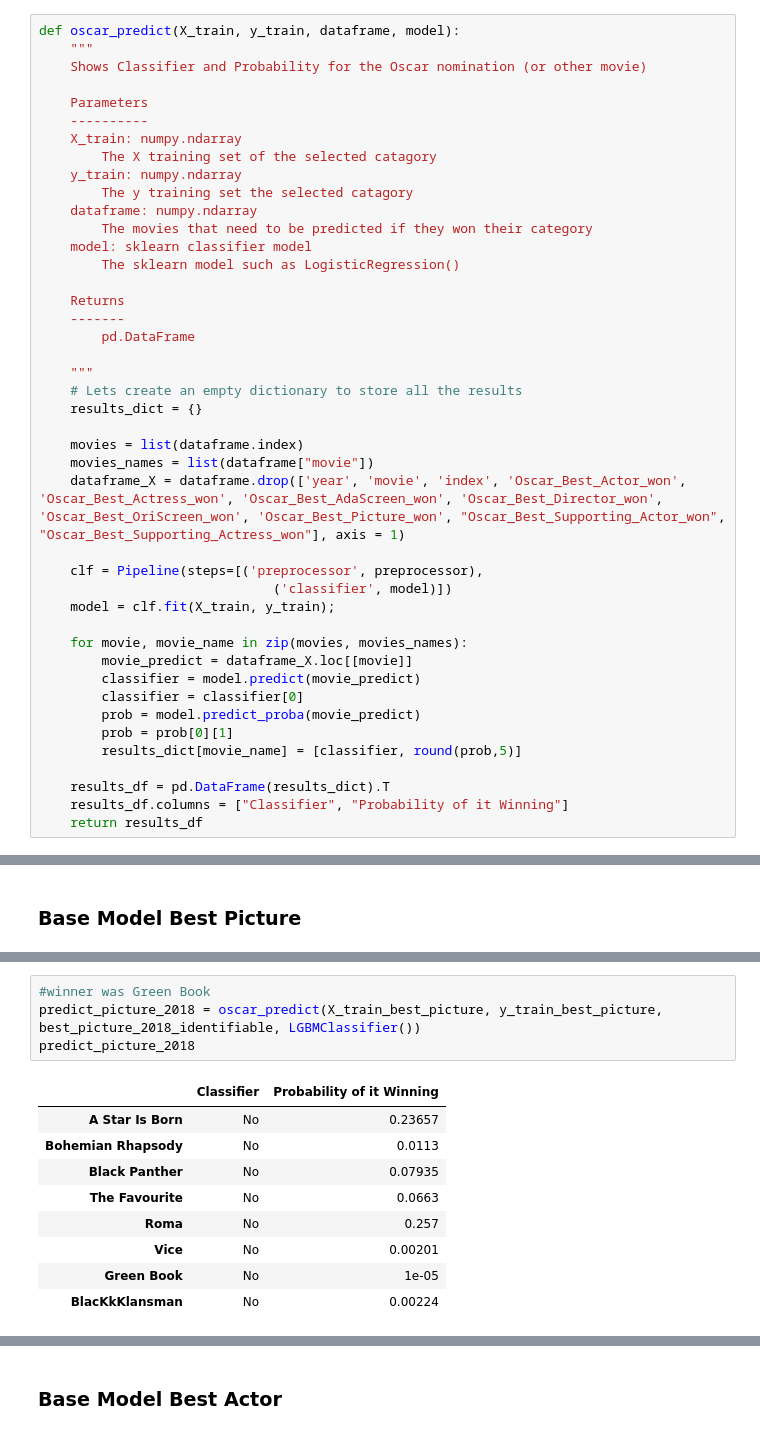
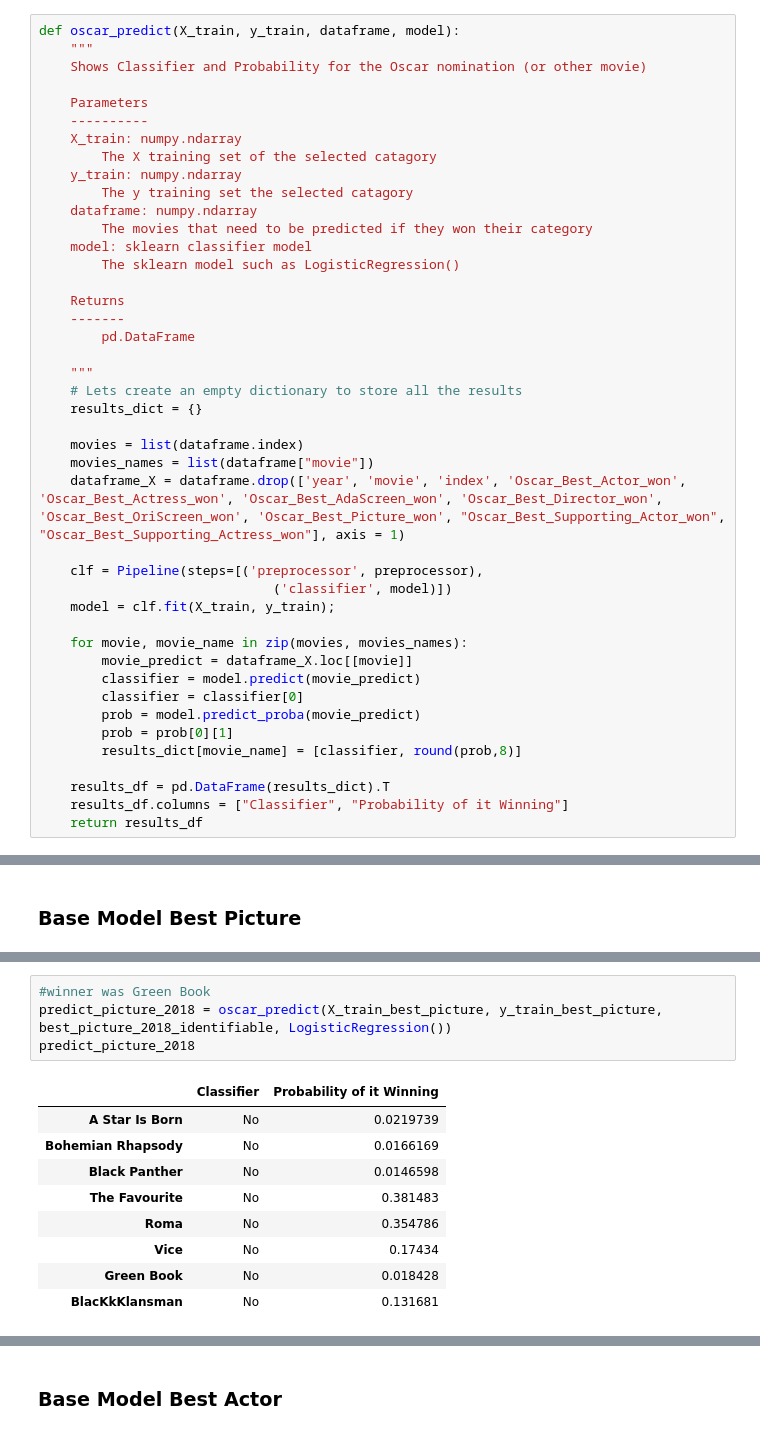
Before and after one commit to MrThomasPin/Oscar-Machine-Learning, a Jupyter notebook: 02_oscar-predictor-ml_factor-features.ipynb, the cells around one changed output, grey strips where cells are left out. Cells and saved outputs as stored; diff of their text form.

```diff
--- a/02_oscar-predictor-ml_factor-features.ipynb
+++ b/02_oscar-predictor-ml_factor-features.ipynb
@@ -404,7 +420,7 @@ def oscar_predict(X_train, y_train, dataframe, model):
         classifier = classifier[0]
         prob = model.predict_proba(movie_predict)
         prob = prob[0][1]
-        results_dict[movie_name] = [classifier, round(prob,5)]
+        results_dict[movie_name] = [classifier, round(prob,8)]
 
     results_df = pd.DataFrame(results_dict).T
     results_df.columns = ["Classifier", "Probability of it Winning"]
@@ -444,17 +460,17 @@ diff_class_ml(X_train_best_picture, X_test_best_picture, y_train_best_picture, y
 # %%
 #winner was Green Book
-predict_picture_2018 = oscar_predict(X_train_best_picture, y_train_best_picture, best_picture_2018_identifiable, LGBMClassifier())
+predict_picture_2018 = oscar_predict(X_train_best_picture, y_train_best_picture, best_picture_2018_identifiable, LogisticRegression())
 predict_picture_2018
 # %% [output]
 |  | Classifier | Probability of it Winning |
-| A Star Is Born | No | 0.23657 |
-| Bohemian Rhapsody | No | 0.0113 |
-| Black Panther | No | 0.07935 |
-| The Favourite | No | 0.0663 |
-| Roma | No | 0.257 |
-| Vice | No | 0.00201 |
-| Green Book | No | 1e-05 |
-| BlacKkKlansman | No | 0.00224 |
+| A Star Is Born | No | 0.0219739 |
+| Bohemian Rhapsody | No | 0.0166169 |
+| Black Panther | No | 0.0146598 |
+| The Favourite | No | 0.381483 |
+| Roma | No | 0.354786 |
+| Vice | No | 0.17434 |
+| Green Book | No | 0.018428 |
+| BlacKkKlansman | No | 0.131681 |
 # %%
 normalized_winner(predict_picture_2018)
 # %% [output]
```
Also changed, not shown: parts of 24 cells of this notebook, 2 other files.
